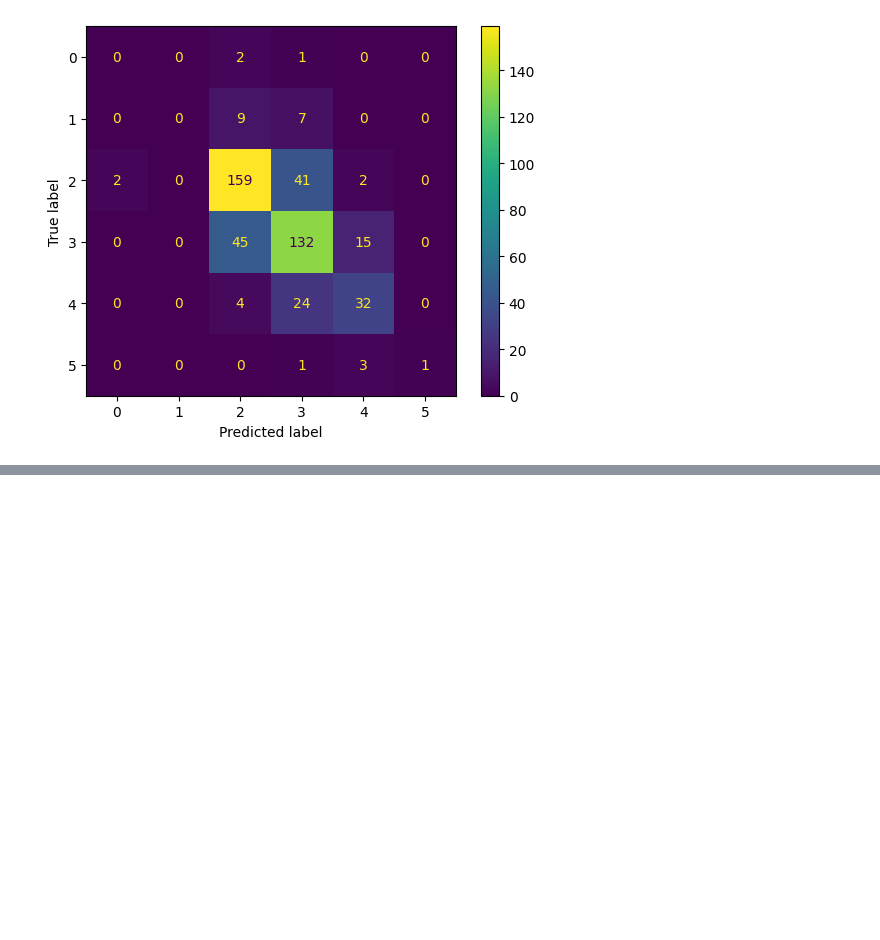
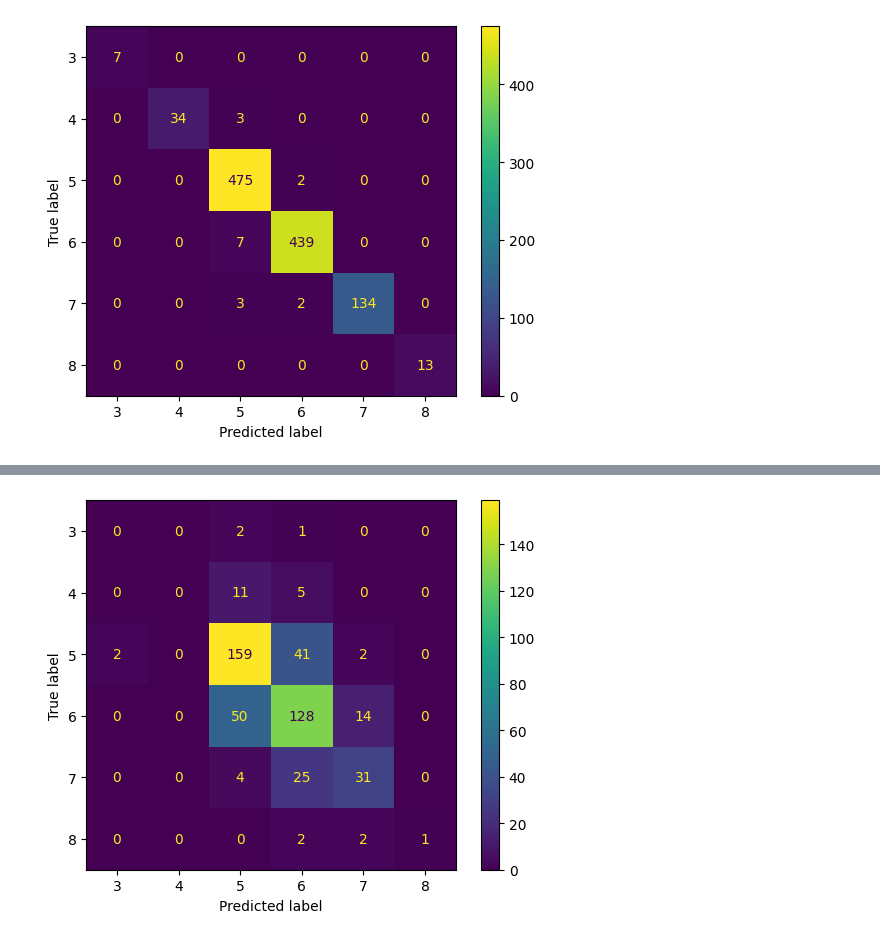
Before and after one commit to pctiope/AI221, a Jupyter notebook: Ensemble_Learning/mex3_1.ipynb, the cells around one changed output, grey strips where cells are left out. Cells and saved outputs as stored; diff of their text form; code cells hidden in the pictures; blank space fills up the shorter version.

```diff
--- a/Ensemble_Learning/mex3_1.ipynb
+++ b/Ensemble_Learning/mex3_1.ipynb
@@ -324,46 +354,38 @@ Text(0.5, 1.0, 'Testing Data: Confusion Matrix')
 # %%
-# Data Processing
-import pandas as pd
-import numpy as np
+model_params = {'classify__n_estimators': randint(50,500),
+              'classify__max_depth': randint(1,20),
+              'classify__min_samples_split': randint(2, 10),
+              'classify__min_samples_leaf': randint(1, 10)
+              }
 
-# Modelling
-from sklearn.ensemble import RandomForestClassifier
-from sklearn.metrics import accuracy_score, confusion_matrix, precision_score, recall_score, ConfusionMatrixDisplay
-from sklearn.model_selection import RandomizedSearchCV, train_test_split
-from scipy.stats import randint
+pipeline = Pipeline(
+    steps=[("preprocess", StandardScaler()),
+           ("classify", RandomForestClassifier(random_state=5))]
+)
 
-# Tree Visualisation
-from sklearn.tree import export_graphviz
-from IPython.display import Image
-import graphviz
+n_iter = 20
+random_search = RandomizedSearchCV(pipeline,
+                                   param_distributions=model_params,
+                                   n_iter=n_iter, verbose=3)
 
-param_dist = {'n_estimators': randint(50,500),
-              'max_depth': randint(1,20)}
 
-# Create a random forest classifier
-rf = RandomForestClassifier()
+random_search.fit(X_train, y_train)
+best_rf = random_search.best_estimator_
 
-# Use random search to find the best hyperparameters
-rand_search = RandomizedSearchCV(rf,
-                                 param_distributions = param_dist,
-                                 n_iter=5,
-                                 cv=5)
+print('Best hyperparameters:',  random_search.best_params_)
+print(f"Best cross-validation score: {random_search.best_score_}")
 
-# Fit the random search object to the data
-rand_search.fit(X_train, y_train)
+print(f"Training accuracy = {best_rf.score(X_train, y_train)}")
+print('Training Classification Report')
+print(classification_report(y_train, best_rf.predict(X_train)))
+print('Test Confusion Matrix')
+ConfusionMatrixDisplay.from_estimator(best_rf, X_train, y_train)
+plt.show()
 
-# Create a variable for the best model
-best_rf = rand_search.best_estimator_
-
-# Print the best hyperparameters
-print('Best hyperparameters:',  rand_search.best_params_)
-
-y_pred = best_rf.predict(X_test)
-
-# Create the confusion matrix
-cm = confusion_matrix(y_test, y_pred)
-
-ConfusionMatrixDisplay(confusion_matrix=cm).plot()
-print(classification_report(y_train, best_rf.predict(X_train)))
-print(classification_report(y_test, y_pred))
+print(f"Test accuracy = {best_rf.score(X_test, y_test)}")
+print('Test Classification Report')
+print(classification_report(y_test, best_rf.predict(X_test)))
+print('Test Confusion Matrix')
+ConfusionMatrixDisplay.from_estimator(best_rf, X_test, y_test)
+plt.show()
 # %% [output]
@@ -387 +409 @@ weighted avg       0.65      0.68      0.66       480
-[figure, old version]
+[figure, new version]
@@ -387,0 +426 @@ weighted avg       0.65      0.68      0.66       480
+[figure, added]
```
Also changed, not shown: parts of 6 cells of this notebook, 6 other files.
